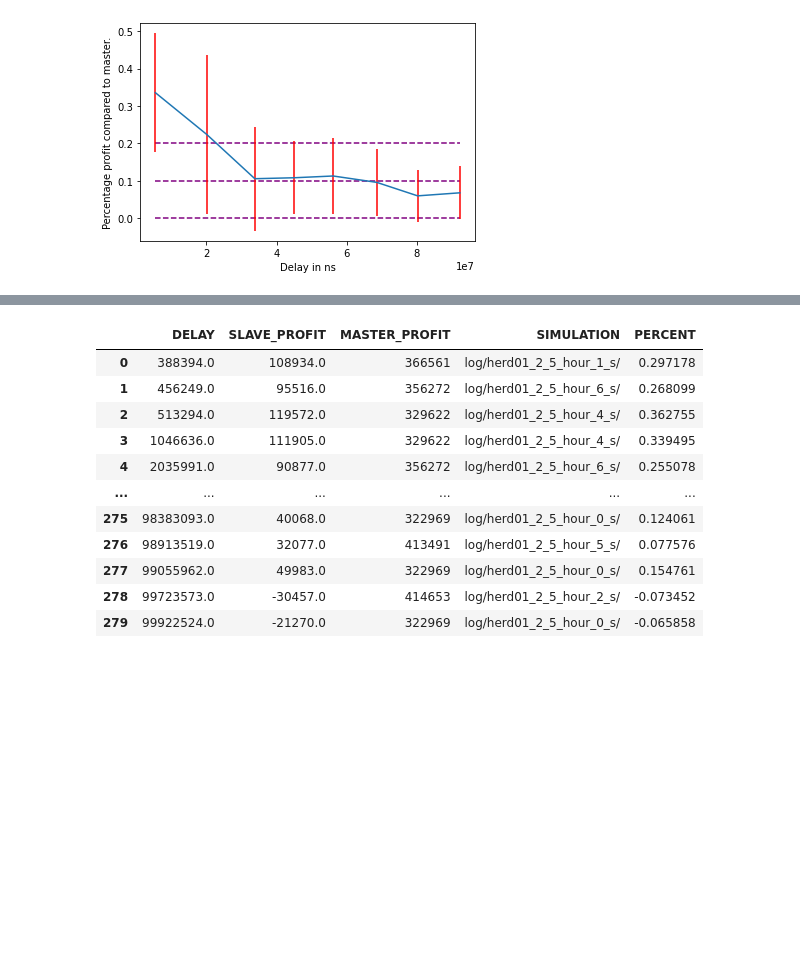
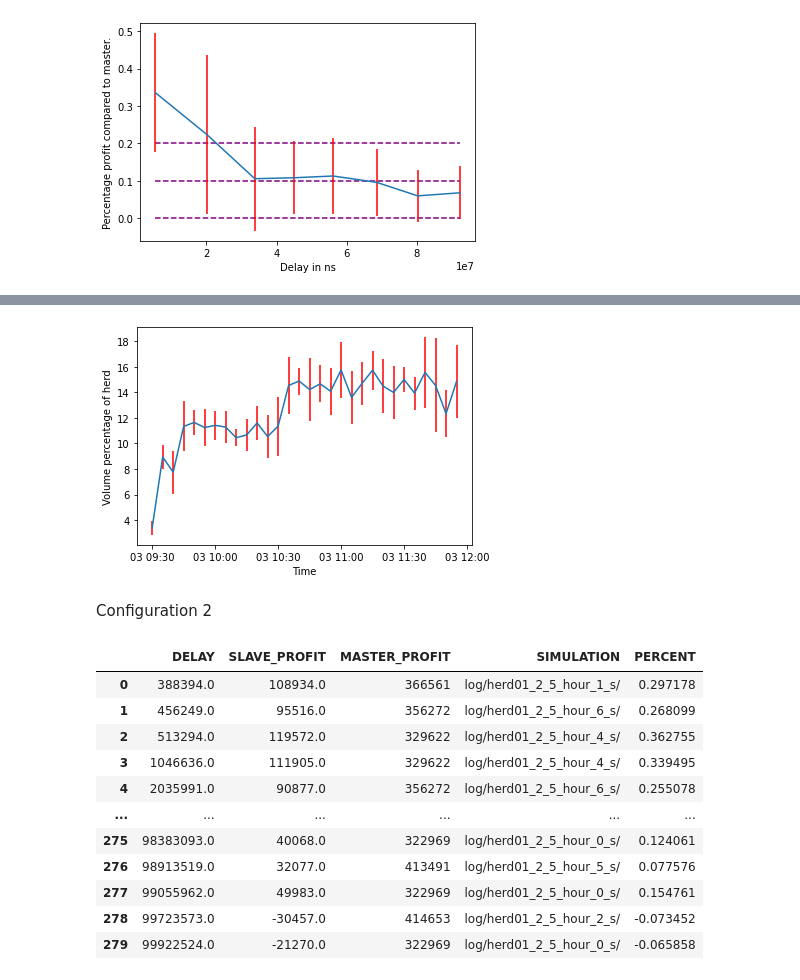
Before and after one commit to hogier/abides, a Jupyter notebook: explore.ipynb, the cells around one changed output, grey strips where cells are left out. Drawn from its saved outputs; the diff is of its cells as text; code cells hidden in the pictures; blank space fills up the shorter version.

```diff
--- a/explore.ipynb
+++ b/explore.ipynb
@@ -161,3 +179,12 @@ Constructing orderbook...
+# %%
+plt.xlabel('Time')
+plt.ylabel('Volume percentage of herd')
+plt.errorbar(temp.EventTime, temp.PERCENT['mean'], yerr=temp.PERCENT['std'], ecolor='red')
+plt.show()
+# %% [output]
+[figure, added]
+# %% [markdown]
+Configuration 2
 # %%
 # Changed slave strategy to this.
 
```
Also changed, not shown: parts of 24 cells of this notebook, 2 other files.
